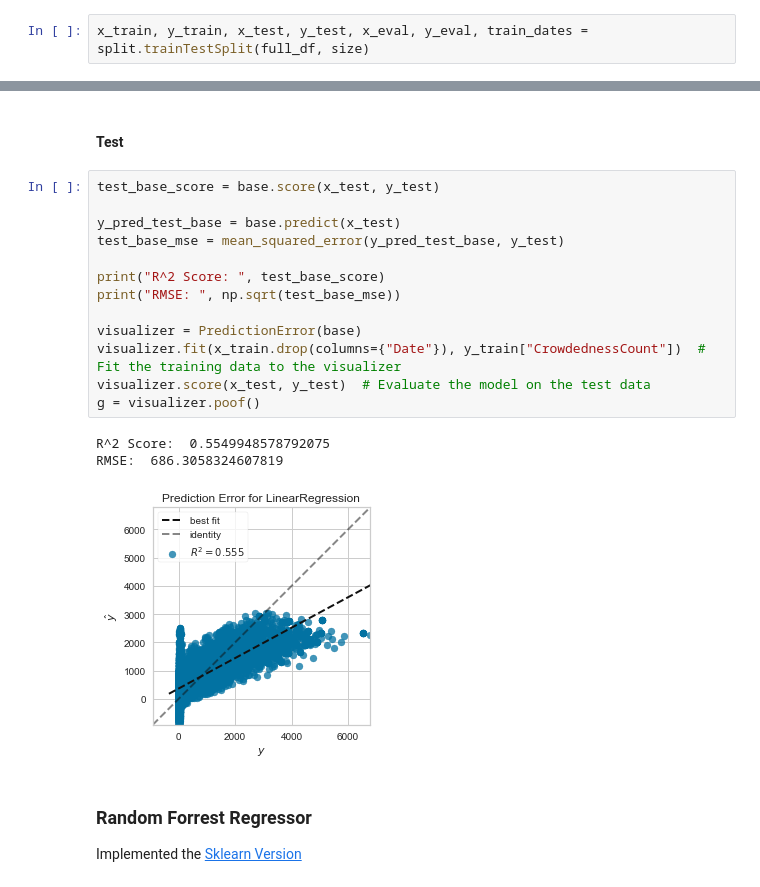
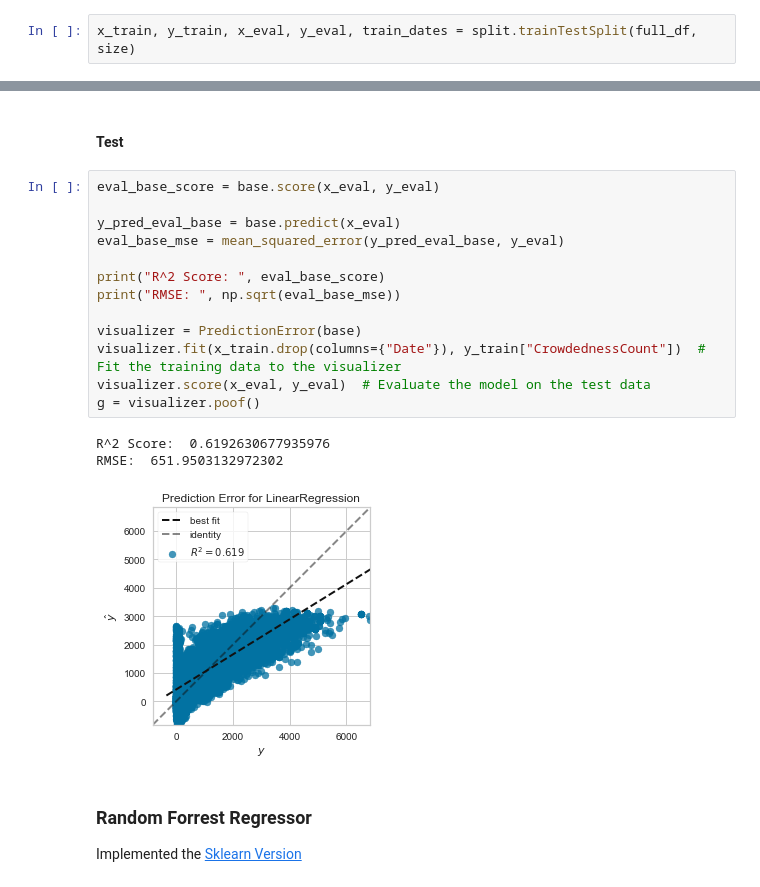
Before and after one commit to LeDon96/CrowdednessPrediction, a Jupyter notebook: Jupyter Notebooks/RegressionModels.ipynb, the cells around one changed output, grey strips where cells are left out. Saved outputs shown, nothing was run; the diff lists cells and outputs as text.

```diff
--- a/Jupyter Notebooks/RegressionModels.ipynb
+++ b/Jupyter Notebooks/RegressionModels.ipynb
@@ -48,7 +50,7 @@ full_df.head()
 size = 0.8
 kf = KFold(n_splits=10, shuffle=True, random_state=42)
 # %%
-x_train, y_train, x_test, y_test, x_eval, y_eval, train_dates = split.trainTestSplit(full_df, size)
+x_train, y_train, x_eval, y_eval, train_dates = split.trainTestSplit(full_df, size)
 # %% [markdown]
 ## Feature Selection
 # %%
@@ -126,22 +128,22 @@ Best R2 score:  0.49621485695006273
 # %% [markdown]
 #### Test
 # %%
-test_base_score = base.score(x_test, y_test)
+eval_base_score = base.score(x_eval, y_eval)
 
-y_pred_test_base = base.predict(x_test)
-test_base_mse = mean_squared_error(y_pred_test_base, y_test)
+y_pred_eval_base = base.predict(x_eval)
+eval_base_mse = mean_squared_error(y_pred_eval_base, y_eval)
 
-print("R^2 Score: ", test_base_score)
-print("RMSE: ", np.sqrt(test_base_mse))
+print("R^2 Score: ", eval_base_score)
+print("RMSE: ", np.sqrt(eval_base_mse))
 
 visualizer = PredictionError(base)
 visualizer.fit(x_train.drop(columns={"Date"}), y_train["CrowdednessCount"])  # Fit the training data to the visualizer
-visualizer.score(x_test, y_test)  # Evaluate the model on the test data
+visualizer.score(x_eval, y_eval)  # Evaluate the model on the test data
 g = visualizer.poof()
 # %% [output]
-R^2 Score:  0.5549948578792075
-RMSE:  686.3058324607819
+R^2 Score:  0.6192630677935976
+RMSE:  651.9503132972302
-[figure, old version]
+[figure, new version]
 # %% [markdown]
 ### Random Forrest Regressor
 Implemented the [Sklearn Version](https://scikit-learn.org/stable/modules/generated/sklearn.ensemble.RandomForestRegressor.html)
```
Also changed, not shown: parts of 15 cells of this notebook, 2 other files.
